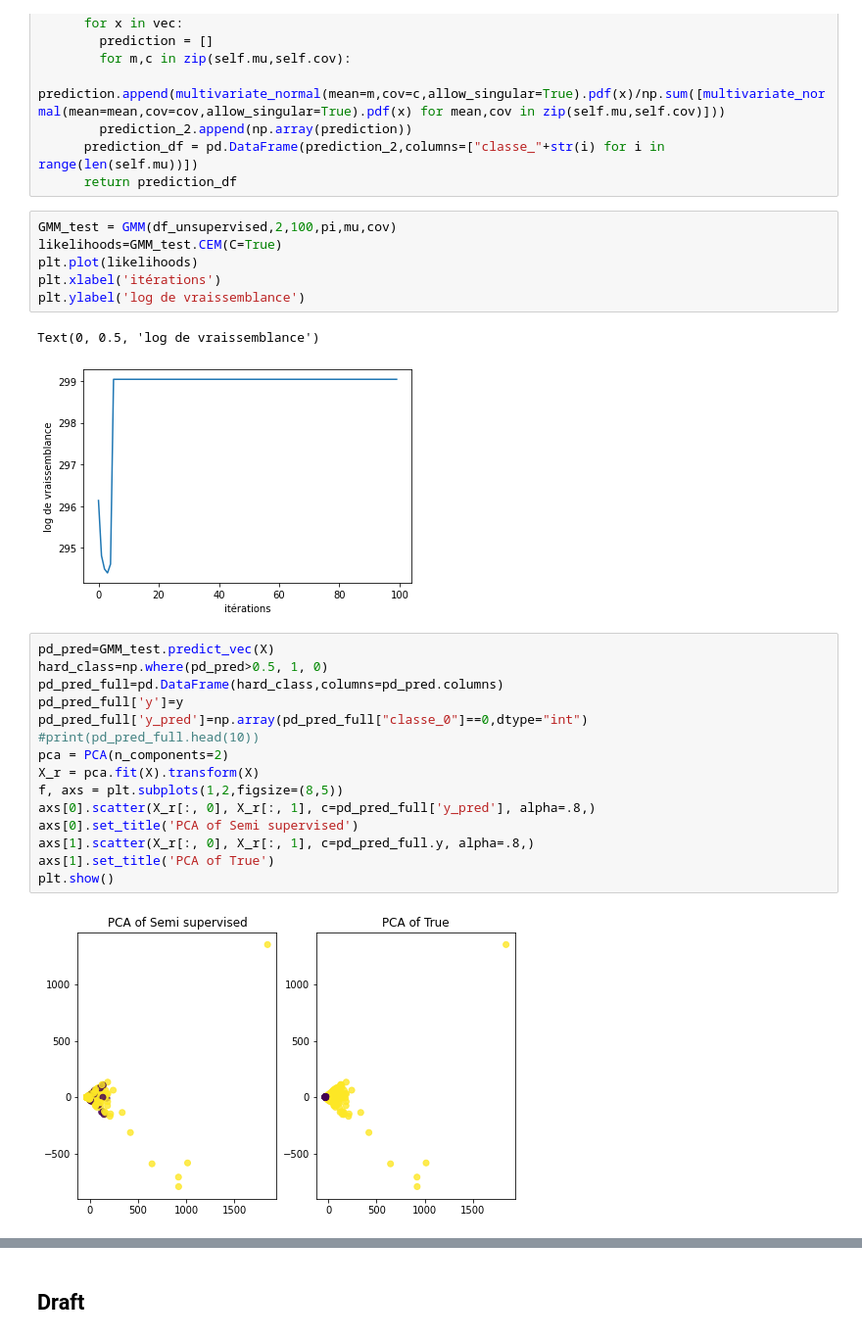
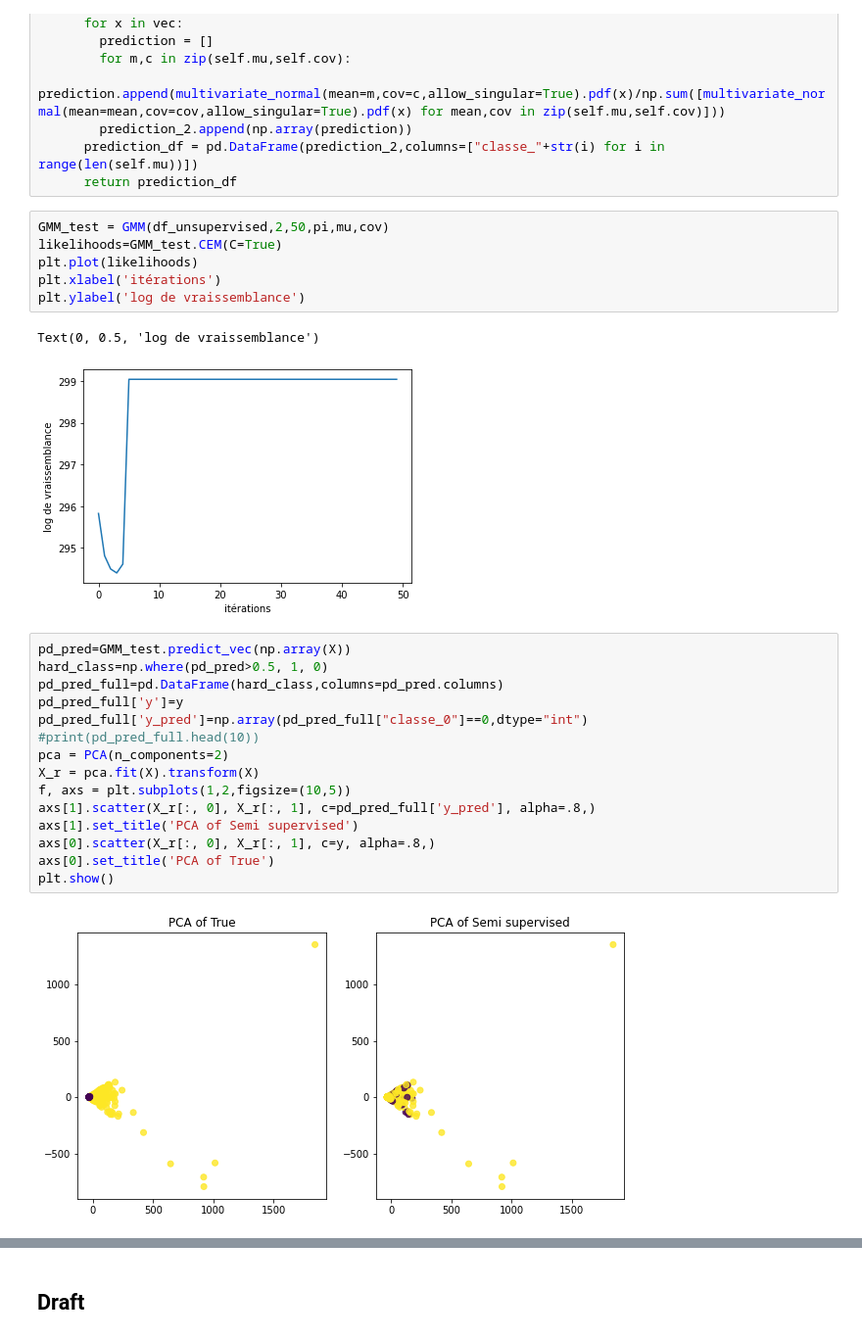
Before and after one commit to mohcineelharras/daml_project, a Jupyter notebook: project/daml_project.ipynb, the cells around one changed output, grey strips where cells are left out. Shown at 98% size. Drawn from its saved outputs; the diff is of its cells as text.

```diff
--- a/project/daml_project.ipynb
+++ b/project/daml_project.ipynb
@@ -1680,28 +1754,28 @@ class GMM:
       prediction_df = pd.DataFrame(prediction_2,columns=["classe_"+str(i) for i in range(len(self.mu))])
       return prediction_df
 # %%
-GMM_test = GMM(df_unsupervised,2,100,pi,mu,cov)
+GMM_test = GMM(df_unsupervised,2,50,pi,mu,cov)
 likelihoods=GMM_test.CEM(C=True)
 plt.plot(likelihoods)
 plt.xlabel('itérations')
 plt.ylabel('log de vraissemblance')
 # %% [output]
 Text(0, 0.5, 'log de vraissemblance')
-[figure, old version]
+[figure, new version]
 # %%
-pd_pred=GMM_test.predict_vec(X)
+pd_pred=GMM_test.predict_vec(np.array(X))
 hard_class=np.where(pd_pred>0.5, 1, 0)
 pd_pred_full=pd.DataFrame(hard_class,columns=pd_pred.columns)
 pd_pred_full['y']=y
 pd_pred_full['y_pred']=np.array(pd_pred_full["classe_0"]==0,dtype="int")
 #print(pd_pred_full.head(10))
 pca = PCA(n_components=2)
 X_r = pca.fit(X).transform(X)
-f, axs = plt.subplots(1,2,figsize=(8,5))
-axs[0].scatter(X_r[:, 0], X_r[:, 1], c=pd_pred_full['y_pred'], alpha=.8,)
-axs[0].set_title('PCA of Semi supervised')
-axs[1].scatter(X_r[:, 0], X_r[:, 1], c=pd_pred_full.y, alpha=.8,)
-axs[1].set_title('PCA of True')
+f, axs = plt.subplots(1,2,figsize=(10,5))
+axs[1].scatter(X_r[:, 0], X_r[:, 1], c=pd_pred_full['y_pred'], alpha=.8,)
+axs[1].set_title('PCA of Semi supervised')
+axs[0].scatter(X_r[:, 0], X_r[:, 1], c=y, alpha=.8,)
+axs[0].set_title('PCA of True')
 plt.show()
 # %% [output]
-[figure, old version]
+[figure, new version]
```
Also changed, not shown: parts of 10 cells of this notebook.
